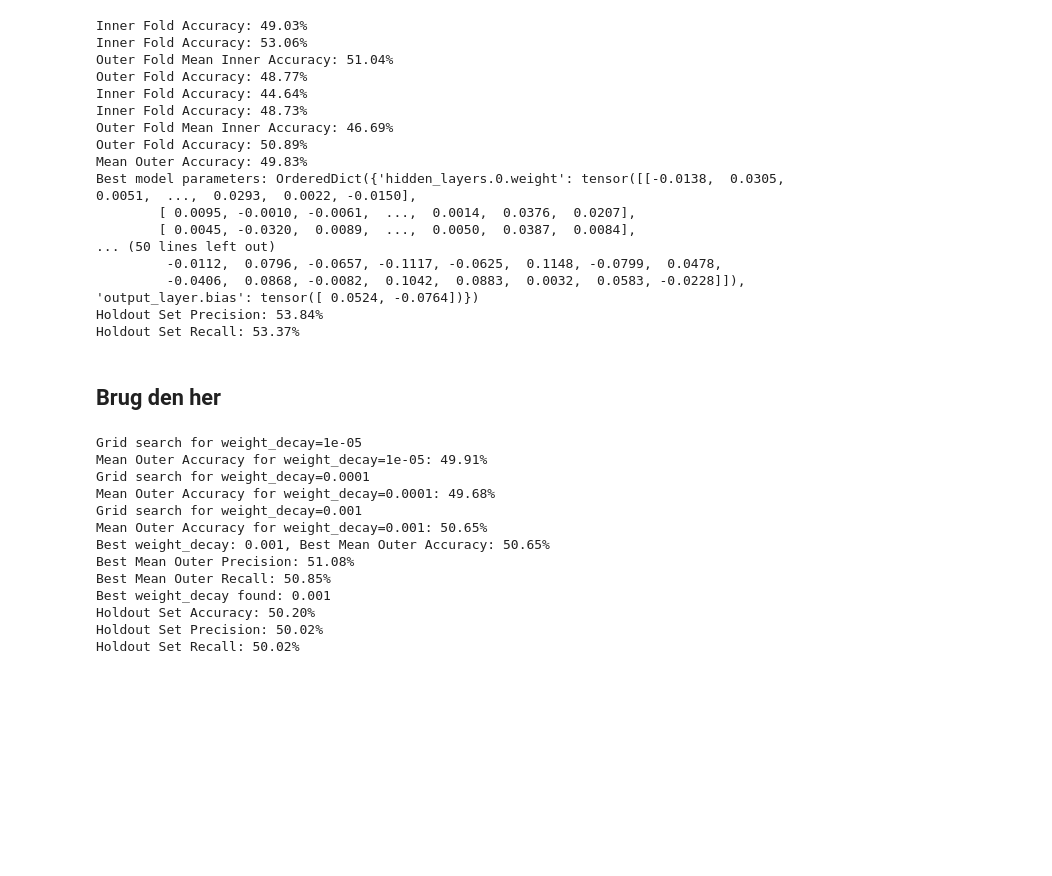
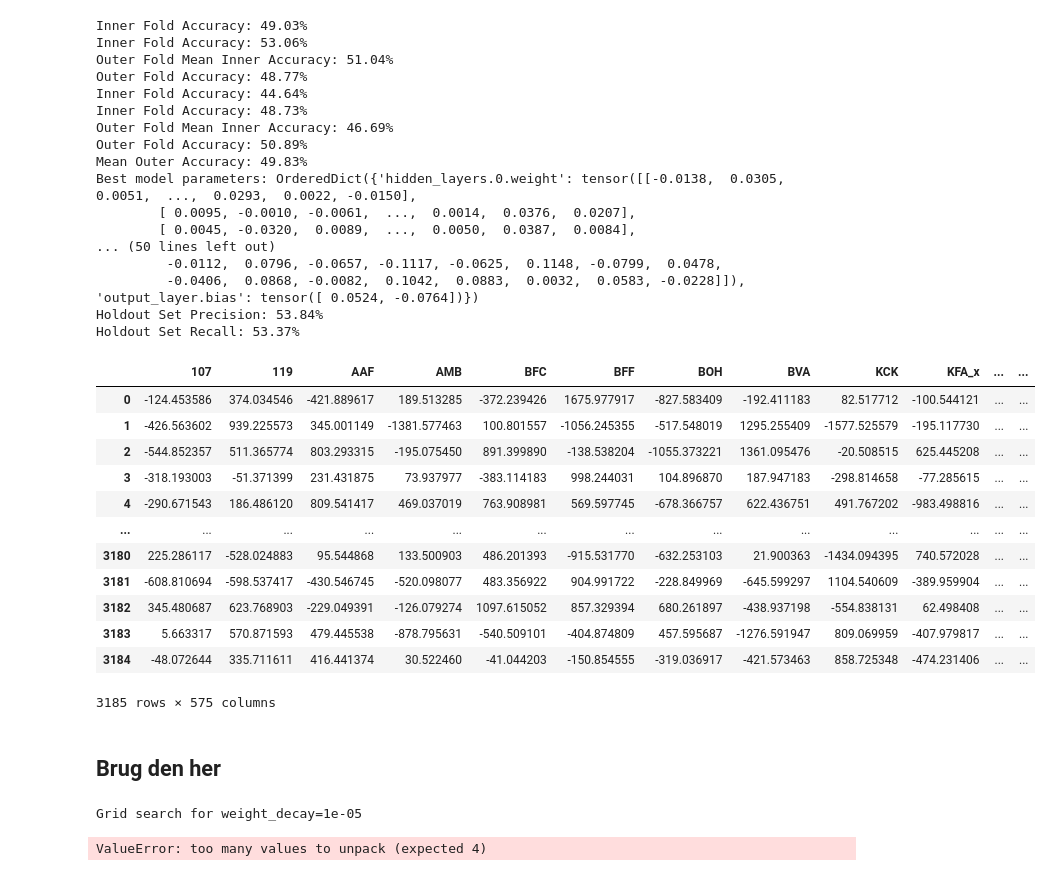
Before and after one commit to wkandersen/02445-HeartSurgery, a Jupyter notebook: ann with torch.ipynb, the cells around one changed output. Saved outputs shown, nothing was run; the diff lists cells and outputs as text; code cells hidden in the pictures; blank space fills up the shorter version.

```diff
--- a/ann with torch.ipynb
+++ b/ann with torch.ipynb
@@ -407,6 +407,22 @@ Holdout Set Recall: 53.37%
 # plt.title('ROC Curve')
 # plt.legend(loc='lower right')
 # plt.show()
+# %%
+data
+# %% [output]
+|  | 107 | 119 | AAF | AMB | BFC | BFF | BOH | BVA | KCK | KFA_x | ... | ... |
+| 0 | -124.453586 | 374.034546 | -421.889617 | 189.513285 | -372.239426 | 1675.977917 | -827.583409 | -192.411183 | 82.517712 | -100.544121 | ... | ... |
+| 1 | -426.563602 | 939.225573 | 345.001149 | -1381.577463 | 100.801557 | -1056.245355 | -517.548019 | 1295.255409 | -1577.525579 | -195.117730 | ... | ... |
+| 2 | -544.852357 | 511.365774 | 803.293315 | -195.075450 | 891.399890 | -138.538204 | -1055.373221 | 1361.095476 | -20.508515 | 625.445208 | ... | ... |
+| 3 | -318.193003 | -51.371399 | 231.431875 | 73.937977 | -383.114183 | 998.244031 | 104.896870 | 187.947183 | -298.814658 | -77.285615 | ... | ... |
+| 4 | -290.671543 | 186.486120 | 809.541417 | 469.037019 | 763.908981 | 569.597745 | -678.366757 | 622.436751 | 491.767202 | -983.498816 | ... | ... |
+| ... | ... | ... | ... | ... | ... | ... | ... | ... | ... | ... | ... | ... |
+| 3180 | 225.286117 | -528.024883 | 95.544868 | 133.500903 | 486.201393 | -915.531770 | -632.253103 | 21.900363 | -1434.094395 | 740.572028 | ... | ... |
+| 3181 | -608.810694 | -598.537417 | -430.546745 | -520.098077 | 483.356922 | 904.991722 | -228.849969 | -645.599297 | 1104.540609 | -389.959904 | ... | ... |
+| 3182 | 345.480687 | 623.768903 | -229.049391 | -126.079274 | 1097.615052 | 857.329394 | 680.261897 | -438.937198 | -554.838131 | 62.498408 | ... | ... |
+| 3183 | 5.663317 | 570.871593 | 479.445538 | -878.795631 | -540.509101 | -404.874809 | 457.595687 | -1276.591947 | 809.069959 | -407.979817 | ... | ... |
+| 3184 | -48.072644 | 335.711611 | 416.441374 | 30.522460 | -41.044203 | -150.854555 | -319.036917 | -421.573463 | 858.725348 | -474.231406 | ... | ... |
+3185 rows × 575 columns
 # %% [markdown]
 ## Brug den her
 # %%
@@ -420,13 +436,15 @@ from sklearn.model_selection import KFold
 from sklearn.metrics import accuracy_score, precision_score, recall_score
 from sklearn.preprocessing import StandardScaler
 from sklearn.model_selection import StratifiedKFold
+from sklearn.model_selection import KFold, train_test_split
 
 # Load your dataset
 data = pd.read_csv('pseudodata_præoperation.csv')
+data = data.drop(columns=['107','AAF','DR'])
 
 # Preprocess your data
 X = data
-y = np.random.choice([0, 1], size=len(data))
+y = np.random.choice([0, 1], size=len(X))
 
 X = StandardScaler().fit_transform(X)
 
@@ -448,7 +466,7 @@ class_counts = np.bincount(y_tensor.numpy())
 class_weights = 1.0 / class_counts
 weights = torch.tensor(class_weights, dtype=torch.float32)
 
-
+input_dim = (data.shape)[1]
 
 # Define the ANN model
 class DeepANNModel(nn.Module):
@@ -536,9 +554,7 @@ def grid_search_weight_decay(train_set, outer_kf, inner_kf, input_dim, hidden_di
                 val_loader = DataLoader(inner_val_subset, batch_size=64, shuffle=False)
 
                 accuracy, _, _, _ = train_and_evaluate_model(train_loader, val_loader, input_dim, hidden_dims, output_dim, num_epochs=num_epochs, lr=lr, weight_decay=weight_decay, class_weights=weights)
-                inner_accuracies.append(accuracy)
 
-            mean_inner_accuracy = np.mean(inner_accuracies)
 
             train_loader = DataLoader(outer_train_subset, batch_size=64, shuffle=True)
             test_loader = DataLoader(outer_test_subset, batch_size=64, shuffle=False)
@@ -573,31 +589,20 @@ outer_kf = StratifiedKFold(n_splits=5, shuffle=True, random_state=42)
 inner_kf = StratifiedKFold(n_splits=5, shuffle=True, random_state=42)
 
 # Perform grid search over different weight_decay values
-best_weight_decay = grid_search_weight_decay(remaining_set, outer_kf, inner_kf, input_dim=575, hidden_dims=[128, 64], output_dim=2, num_epochs=10, lr=0.01, weight_decay_values=[1e-5, 1e-4, 1e-3])
+best_weight_decay = grid_search_weight_decay(remaining_set, outer_kf, inner_kf, input_dim=input_dim, hidden_dims=[128, 64], output_dim=2, num_epochs=10, lr=0.01, weight_decay_values=[1e-5, 1e-4, 1e-3])
 
 print(f'Best weight_decay found: {best_weight_decay}')
 
 # Evaluate the final model on the holdout set with the best weight_decay
-final_model = DeepANNModel(input_dim=575, hidden_dims=[128, 64], output_dim=2)
+final_model = DeepANNModel(input_dim=input_dim, hidden_dims=[128, 64], output_dim=2)
 train_loader = DataLoader(remaining_set, batch_size=64, shuffle=True)
 holdout_loader = DataLoader(holdout_set, batch_size=64, shuffle=False)
 
-accuracy, precision, recall, _ = train_and_evaluate_model(train_loader, holdout_loader, input_dim=575, hidden_dims=[128, 64], output_dim=2, num_epochs=10, lr=0.01, weight_decay=best_weight_decay, class_weights=weights)
+accuracy, precision, recall, _ = train_and_evaluate_model(train_loader, holdout_loader, input_dim=input_dim, hidden_dims=[128, 64], output_dim=2, num_epochs=10, lr=0.01, weight_decay=best_weight_decay, class_weights=weights)
 
 print(f'Holdout Set Accuracy: {accuracy * 100:.2f}%')
 print(f'Holdout Set Precision: {precision * 100:.2f}%')
 print(f'Holdout Set Recall: {recall * 100:.2f}%')
 # %% [output]
 Grid search for weight_decay=1e-05
-Mean Outer Accuracy for weight_decay=1e-05: 49.91%
-Grid search for weight_decay=0.0001
-Mean Outer Accuracy for weight_decay=0.0001: 49.68%
-Grid search for weight_decay=0.001
-Mean Outer Accuracy for weight_decay=0.001: 50.65%
-Best weight_decay: 0.001, Best Mean Outer Accuracy: 50.65%
-Best Mean Outer Precision: 51.08%
-Best Mean Outer Recall: 50.85%
-Best weight_decay found: 0.001
-Holdout Set Accuracy: 50.20%
-Holdout Set Precision: 50.02%
-Holdout Set Recall: 50.02%
+ValueError: too many values to unpack (expected 4)
```
Also changed, not shown: parts of 12 cells of this notebook, 1 other file.
